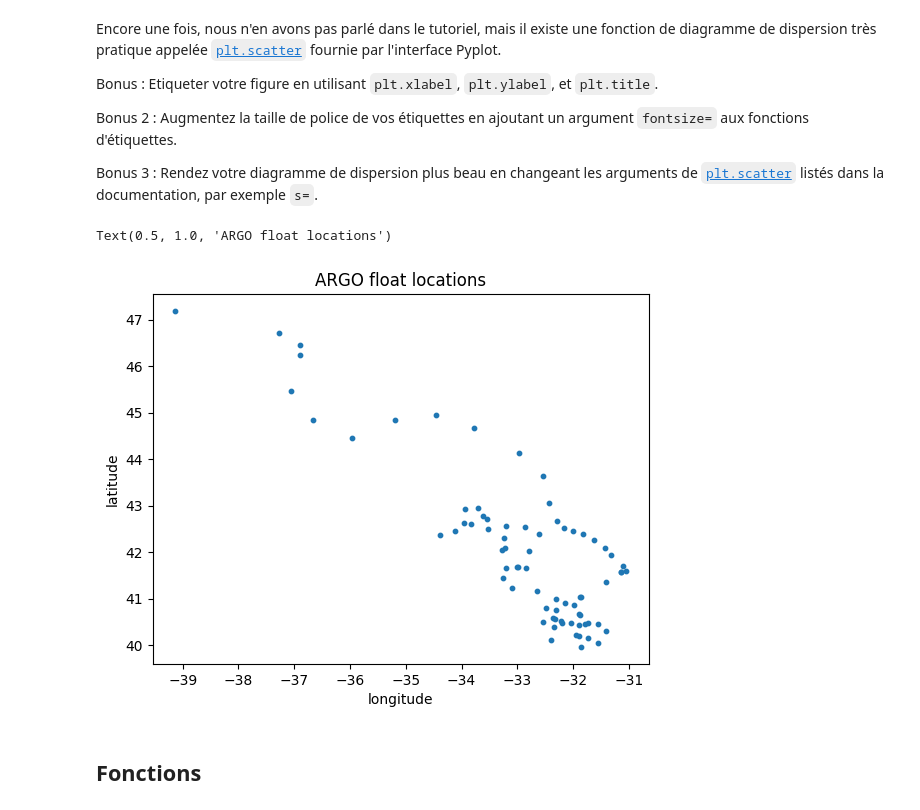
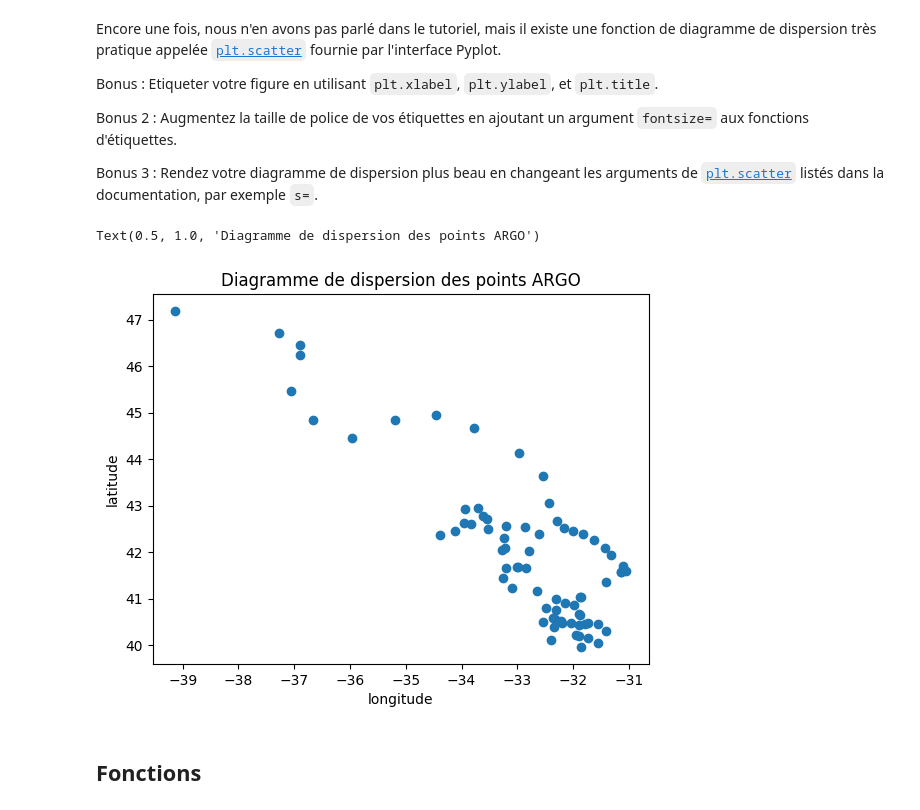
Before and after one commit to CheeseN4an/2024_Geoinformatique_I, a Jupyter notebook: Geoinformatique_I/IP/Exercices_IP/S4_IP_exercice.ipynb, the cells around one changed output. Saved outputs shown, nothing was run; the diff lists cells and outputs as text; code cells hidden in the pictures.

```diff
--- a/Geoinformatique_I/IP/Exercices_IP/S4_IP_exercice.ipynb
+++ b/Geoinformatique_I/IP/Exercices_IP/S4_IP_exercice.ipynb
@@ -78,7 +75,7 @@ for file in files:
 # %% [markdown]
 Ensuite, chargez les fichiers sous forme de tableaux `numpy`, par exemple en utilisant la compréhension de liste
 # %%
-P, S, level, lat, date, T, lon = [np.load(files[i])for i in range(len(files))]
+lon, lat, date, T, level, P, S = [np.load(files[i]) for i in range(len(files))]
 # %%
 #@title Code à compléter (au besoin)
 ___,___,___,___,___,___,___ = [np.___(___[___]) for ___ in range(___)]
@@ -312,13 +373,13 @@ Bonus 2 : Augmentez la taille de police de vos étiquettes en ajoutant un argume
 
 Bonus 3 : Rendez votre diagramme de dispersion plus beau en changeant les arguments de [`plt.scatter`](https://matplotlib.org/stable/api/_as_gen/matplotlib.pyplot.scatter.html) listés dans la documentation, par exemple `s=`.
 # %%
-plt.scatter(lon,lat, s=10)
+plt.scatter(lon,lat);
 plt.xlabel('longitude')
 plt.ylabel('latitude')
-plt.title('ARGO float locations')
+plt.title('Diagramme de dispersion des points ARGO')
 # %% [output]
-Text(0.5, 1.0, 'ARGO float locations')
+Text(0.5, 1.0, 'Diagramme de dispersion des points ARGO')
-[figure, old version]
+[figure, new version]
 # %%
 #@title Code à compléter (au besoin)
 plt.scatter(___,___)
```
Also changed, not shown: parts of 33 cells of this notebook.
